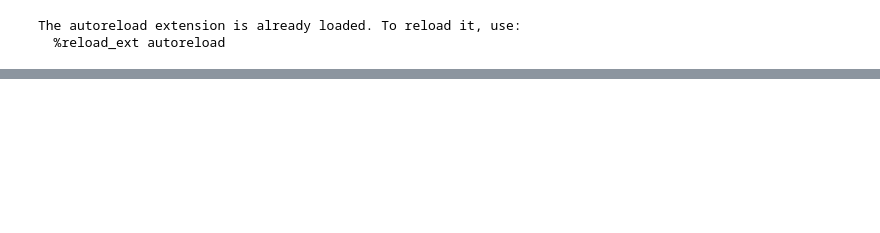
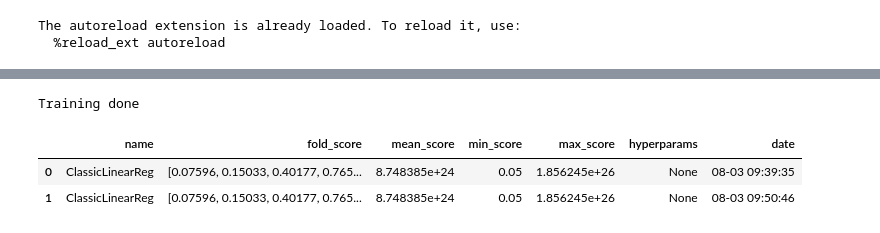
Before and after one commit to AlexandreLaizet/bitcoin_deep_learning, a Jupyter notebook: notebooks/Aloys_notebook.ipynb, the cells around one changed output, grey strips where cells are left out. Saved outputs shown, nothing was run; the diff lists cells and outputs as text; code cells hidden in the pictures; blank space fills up the shorter version.

```diff
--- a/notebooks/Aloys_notebook.ipynb
+++ b/notebooks/Aloys_notebook.ipynb
@@ -127,0 +107,8 @@ array([ 8799.12191062,  9208.45991916,  8176.46061576,  6891.93441442,
+# %%
+train(model,train_df)
+read_result().sort_values(by="date")
+# %% [output]
+Training done
+|  | name | fold_score | mean_score | min_score | max_score | hyperparams | date |
+| 0 | ClassicLinearReg | [0.07596, 0.15033, 0.40177, 0.765... | 8.748385e+24 | 0.05 | 1.856245e+26 | None | 08-03 09:39:35 |
+| 1 | ClassicLinearReg | [0.07596, 0.15033, 0.40177, 0.765... | 8.748385e+24 | 0.05 | 1.856245e+26 | None | 08-03 09:50:46 |
```
Also changed, not shown: parts of 9 cells of this notebook, 1 other file.
